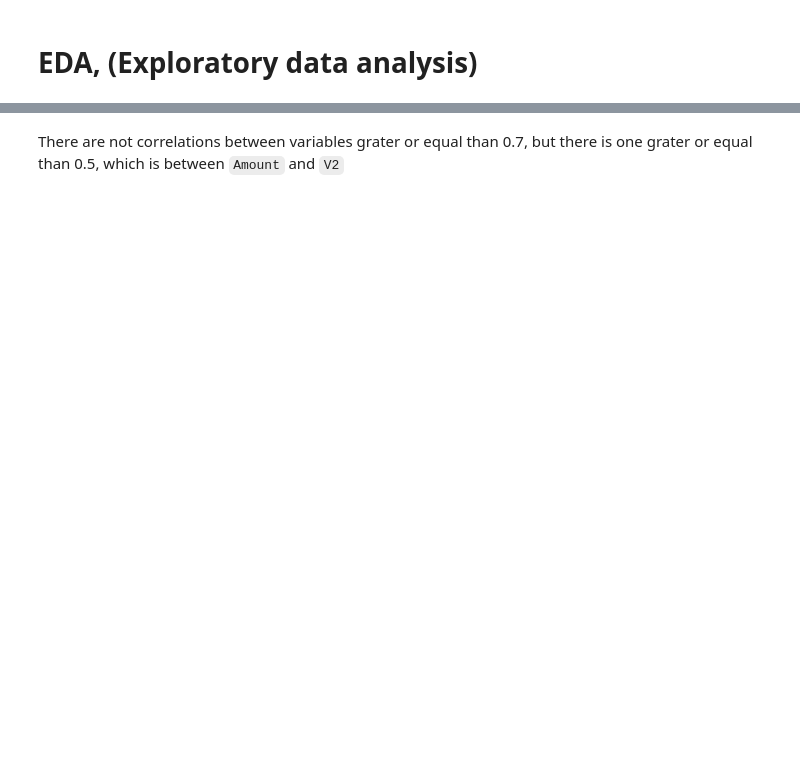
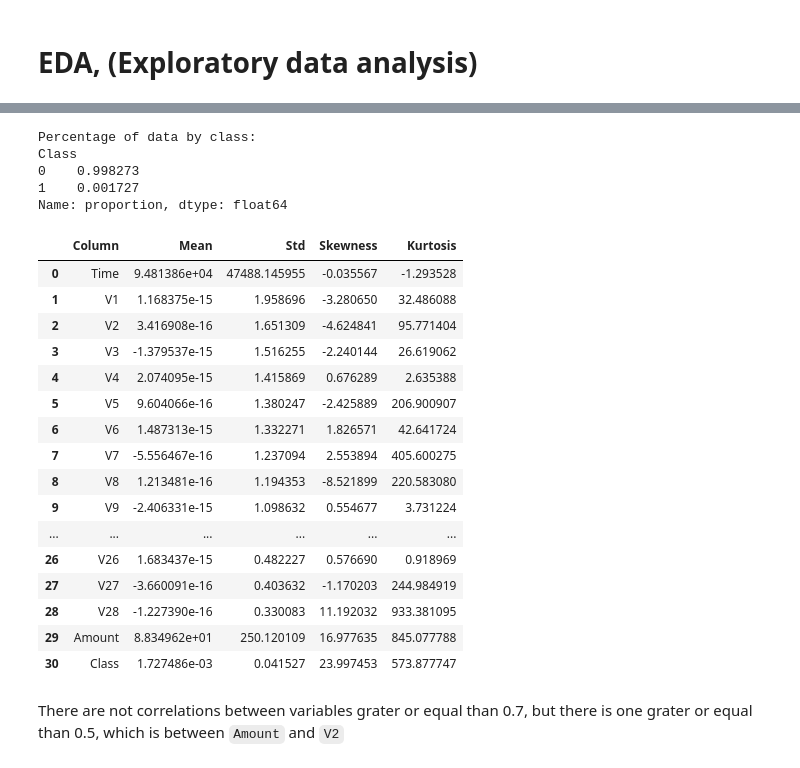
Before and after one commit to estivengrx/CognoRise_Infotech, a Jupyter notebook: notebooks/task1_transactions-fraud-detection/Credit card detection.ipynb, the cells around one changed output, grey strips where cells are left out. Drawn from its saved outputs; the diff is of its cells as text; code cells hidden in the pictures; blank space fills up the shorter version.

```diff
--- a/notebooks/task1_transactions-fraud-detection/Credit card detection.ipynb
+++ b/notebooks/task1_transactions-fraud-detection/Credit card detection.ipynb
@@ -48,3 +51,16 @@ import seaborn as sns
 # %% [markdown]
 Retrieving data from Kaggle API
+# %%
+# Local PC data retrieving
+from kaggle.api.kaggle_api_extended import KaggleApi
+
+# Initialize the Kaggle API
+api = KaggleApi()
+api.authenticate()
+
+# Download the dataset
+api.dataset_download_files('mlg-ulb/creditcardfraud', path='D:/Estiven/Datos/Proyectos/CognoRise_Infotech/data/raw', unzip=True)
+
+# Read the data as a pandas dataframe
+df = pd.read_csv("D:/Estiven/Datos/Proyectos/CognoRise_Infotech/data/raw/creditcard.csv")
 # %%
@@ -93,3 +155,69 @@ Name: Class, dtype: float64
+# %%
+percentage_data_by_class = df['Class'].value_counts(normalize=True)
+print(f'Percentage of data by class: \n{percentage_data_by_class}')
+# %% [output]
+Percentage of data by class:
+Class
+0    0.998273
+1    0.001727
+Name: proportion, dtype: float64
+# %%
+# Full distribution analysis
+from scipy import stats
+def calculate_stats(data: pd.DataFrame) -> list:
+    """
+    Calculate the mean, standard deviation, skewness, and kurtosis for each column in a DataFrame.
+
+    Parameters:
+    data (pd.DataFrame): The DataFrame for which to calculate statistics.
+
+    Returns:
+    mean (list): The mean of each column.
+    std (list): The standard deviation of each column.
+    skewness (list): The skewness of each column.
+    kurtosis (list): The kurtosis of each column.
+    """
+
+    # Initialize lists to store results
+    mean, std, skewness, kurtosis = [], [], [], []
+
+    for column in data.columns:
+        mean.append(data[column].mean())
+        std.append(data[column].std())
+        skewness.append(stats.skew(data[column]))
+        kurtosis.append(stats.kurtosis(data[column]))
+
+    # Return the calculated statistics
+    return mean, std, skewness, kurtosis
+
+
+#Usage of the function in the original data
+mean, std, skewness, kurtosis = calculate_stats(df)
+
+stats_data = pd.DataFrame({'Column': df.columns,
+                         'Mean': mean,
+                         'Std': std,
+                         'Skewness': skewness,
+                         'Kurtosis': kurtosis})
+stats_data
+# %% [output]
+|  | Column | Mean | Std | Skewness | Kurtosis |
+| 0 | Time | 9.481386e+04 | 47488.145955 | -0.035567 | -1.293528 |
+| 1 | V1 | 1.168375e-15 | 1.958696 | -3.280650 | 32.486088 |
+| 2 | V2 | 3.416908e-16 | 1.651309 | -4.624841 | 95.771404 |
+| 3 | V3 | -1.379537e-15 | 1.516255 | -2.240144 | 26.619062 |
+| 4 | V4 | 2.074095e-15 | 1.415869 | 0.676289 | 2.635388 |
+| 5 | V5 | 9.604066e-16 | 1.380247 | -2.425889 | 206.900907 |
+| 6 | V6 | 1.487313e-15 | 1.332271 | 1.826571 | 42.641724 |
+| 7 | V7 | -5.556467e-16 | 1.237094 | 2.553894 | 405.600275 |
+| 8 | V8 | 1.213481e-16 | 1.194353 | -8.521899 | 220.583080 |
+| 9 | V9 | -2.406331e-15 | 1.098632 | 0.554677 | 3.731224 |
+| ... | ... | ... | ... | ... | ... |
+| 26 | V26 | 1.683437e-15 | 0.482227 | 0.576690 | 0.918969 |
+| 27 | V27 | -3.660091e-16 | 0.403632 | -1.170203 | 244.984919 |
+| 28 | V28 | -1.227390e-16 | 0.330083 | 11.192032 | 933.381095 |
+| 29 | Amount | 8.834962e+01 | 250.120109 | 16.977635 | 845.077788 |
+| 30 | Class | 1.727486e-03 | 0.041527 | 23.997453 | 573.877747 |
 # %% [markdown]
 There are not correlations between variables grater or equal than 0.7, but there is one grater or equal than 0.5, which is between `Amount` and `V2`
 # %%
```
Also changed, not shown: parts of 18 cells of this notebook.
